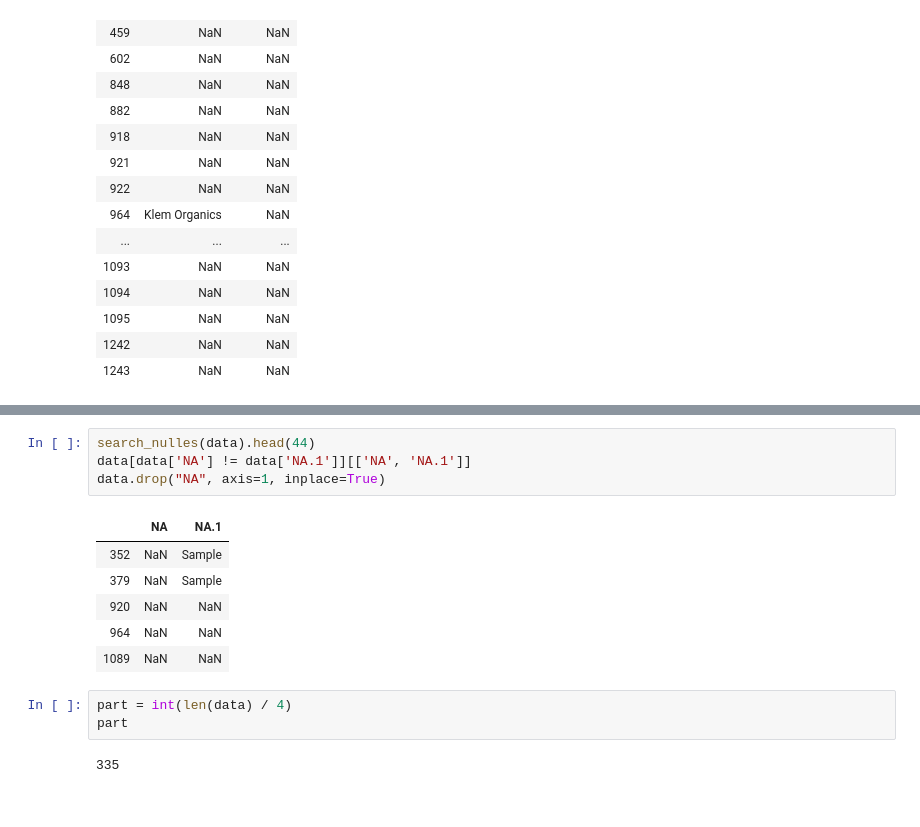
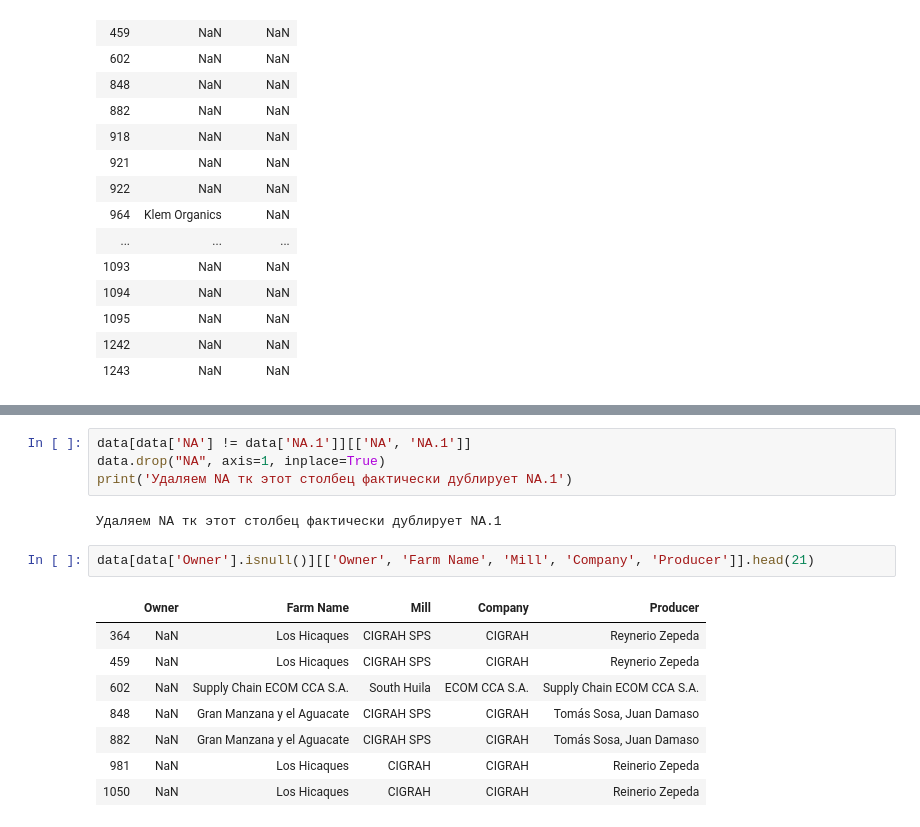
Before and after one commit to margarita200/Data-Management-HW, a Jupyter notebook: УД.ipynb, the cells around one changed output, grey strips where cells are left out. Drawn from its saved outputs; the diff is of its cells as text.

```diff
--- a/УД.ipynb
+++ b/УД.ipynb
@@ -216,16 +211,17 @@ data.reset_index(drop=True)
 # %%
-search_nulles(data).head(44)
 data[data['NA'] != data['NA.1']][['NA', 'NA.1']]
 data.drop("NA", axis=1, inplace=True)
+print('Удаляем NA тк этот столбец фактически дублирует NA.1')
 # %% [output]
-|  | NA | NA.1 |
-| 352 | NaN | Sample |
-| 379 | NaN | Sample |
-| 920 | NaN | NaN |
-| 964 | NaN | NaN |
-| 1089 | NaN | NaN |
+Удаляем NA тк этот столбец фактически дублирует NA.1
-# %%
-part = int(len(data) / 4)
-part
-# %% [output]
-335
+# %%
+data[data['Owner'].isnull()][['Owner', 'Farm Name', 'Mill', 'Company', 'Producer']].head(21)
+# %% [output]
+|  | Owner | Farm Name | Mill | Company | Producer |
+| 364 | NaN | Los Hicaques | CIGRAH SPS | CIGRAH | Reynerio Zepeda |
+| 459 | NaN | Los Hicaques | CIGRAH SPS | CIGRAH | Reynerio Zepeda |
+| 602 | NaN | Supply Chain ECOM CCA S.A. | South Huila | ECOM CCA S.A. | Supply Chain ECOM CCA S.A. |
+| 848 | NaN | Gran Manzana y el Aguacate | CIGRAH SPS | CIGRAH | Tomás Sosa, Juan Damaso |
+| 882 | NaN | Gran Manzana y el Aguacate | CIGRAH SPS | CIGRAH | Tomás Sosa, Juan Damaso |
+| 981 | NaN | Los Hicaques | CIGRAH | CIGRAH | Reinerio Zepeda |
+| 1050 | NaN | Los Hicaques | CIGRAH | CIGRAH | Reinerio Zepeda |
```
Also changed, not shown: parts of 11 cells of this notebook, 1 other file.
